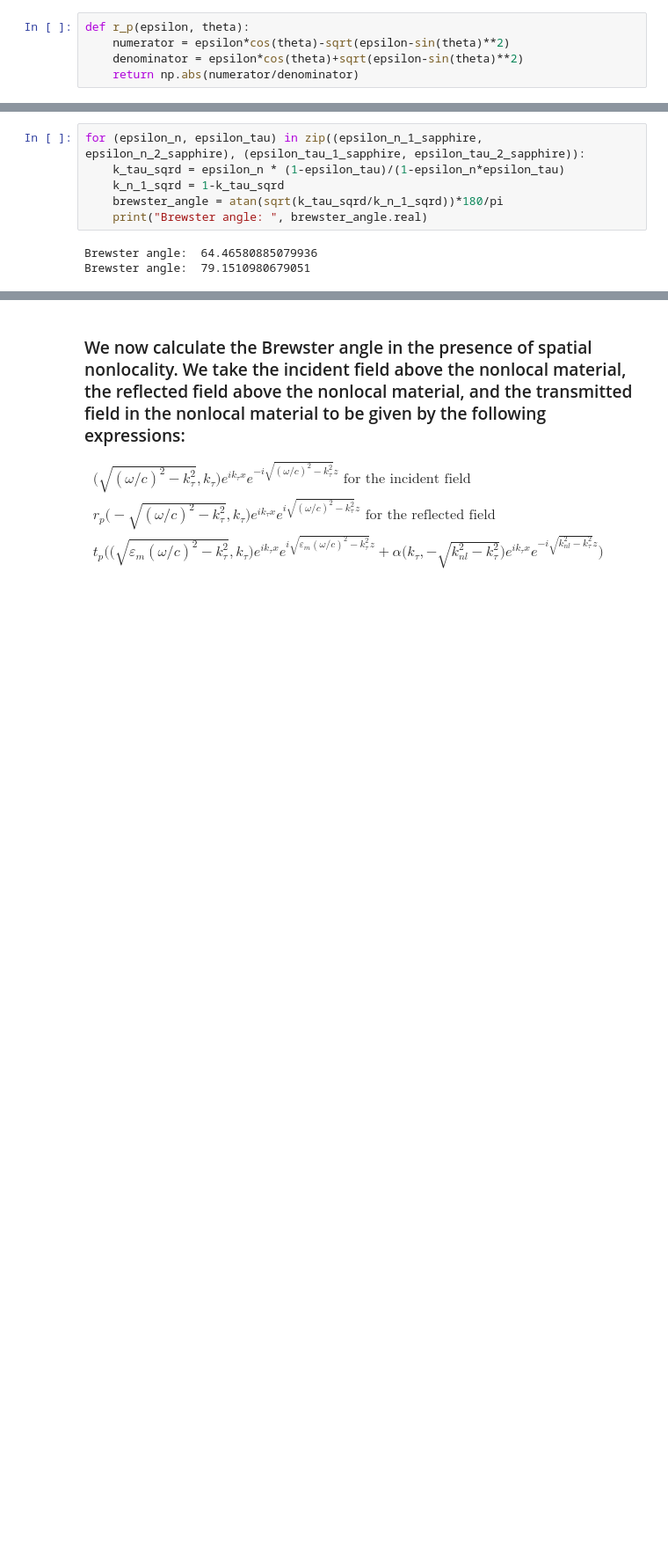
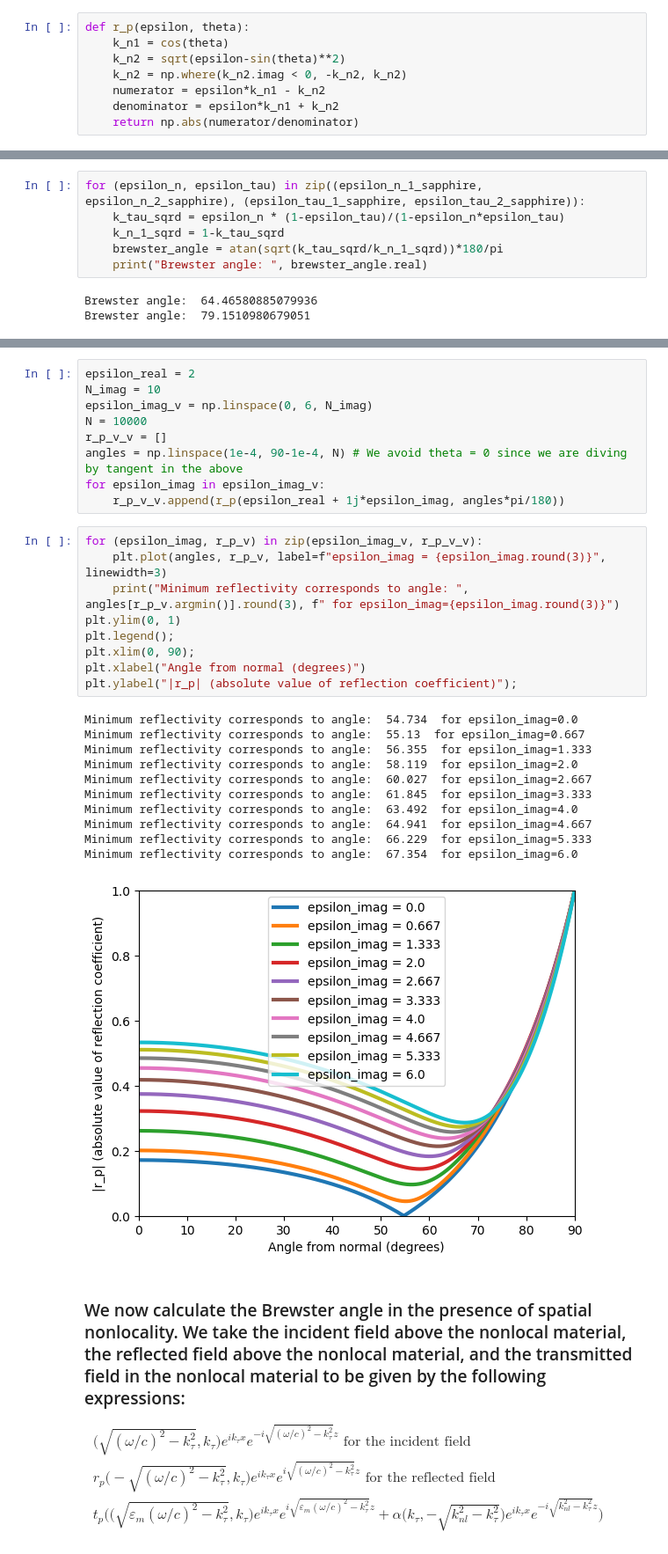
Before and after one commit to AliGhorashiCMT/Coherent-Perfect-Absorption, a Jupyter notebook: thin films/nonlocal_anistropic_brewster.ipynb, the cells around one changed output, grey strips where cells are left out. Shown at 88% size. Cells and saved outputs as stored; diff of their text form; blank space fills up the shorter version.

```diff
--- a/thin films/nonlocal_anistropic_brewster.ipynb
+++ b/thin films/nonlocal_anistropic_brewster.ipynb
@@ -99,8 +99,11 @@ Note that requiring the reflection coefficient to vanish immediately gives us th
 $\varepsilon^2-\sin^2(\theta)\varepsilon^2=\varepsilon-\sin^2(\theta)\rightarrow \varepsilon(\varepsilon-1)=\sin^2(\theta)(\varepsilon^2-1)\rightarrow \sin^2(\theta)=\varepsilon/(\varepsilon+1)$, $\cos^2(\theta)=1/(\varepsilon+1), \tan^2(\theta)=\varepsilon$
 # %%
 def r_p(epsilon, theta):
-    numerator = epsilon*cos(theta)-sqrt(epsilon-sin(theta)**2)
-    denominator = epsilon*cos(theta)+sqrt(epsilon-sin(theta)**2)
+    k_n1 = cos(theta)
+    k_n2 = sqrt(epsilon-sin(theta)**2)
+    k_n2 = np.where(k_n2.imag < 0, -k_n2, k_n2)
+    numerator = epsilon*k_n1 - k_n2
+    denominator = epsilon*k_n1 + k_n2
     return np.abs(numerator/denominator)
 # %%
 N = 100000
@@ -273,3 +281,33 @@ Brewster angle:  79.1510980679051
+# %%
+epsilon_real = 2
+N_imag = 10
+epsilon_imag_v = np.linspace(0, 6, N_imag)
+N = 10000
+r_p_v_v = []
+angles = np.linspace(1e-4, 90-1e-4, N) # We avoid theta = 0 since we are diving by tangent in the above
+for epsilon_imag in epsilon_imag_v:
+    r_p_v_v.append(r_p(epsilon_real + 1j*epsilon_imag, angles*pi/180))
+# %%
+for (epsilon_imag, r_p_v) in zip(epsilon_imag_v, r_p_v_v):
+    plt.plot(angles, r_p_v, label=f"epsilon_imag = {epsilon_imag.round(3)}", linewidth=3)
+    print("Minimum reflectivity corresponds to angle: ", angles[r_p_v.argmin()].round(3), f" for epsilon_imag={epsilon_imag.round(3)}")
+plt.ylim(0, 1)
+plt.legend();
+plt.xlim(0, 90);
+plt.xlabel("Angle from normal (degrees)")
+plt.ylabel("|r_p| (absolute value of reflection coefficient)");
+# %% [output]
+Minimum reflectivity corresponds to angle:  54.734  for epsilon_imag=0.0
+Minimum reflectivity corresponds to angle:  55.13  for epsilon_imag=0.667
+Minimum reflectivity corresponds to angle:  56.355  for epsilon_imag=1.333
+Minimum reflectivity corresponds to angle:  58.119  for epsilon_imag=2.0
+Minimum reflectivity corresponds to angle:  60.027  for epsilon_imag=2.667
+Minimum reflectivity corresponds to angle:  61.845  for epsilon_imag=3.333
+Minimum reflectivity corresponds to angle:  63.492  for epsilon_imag=4.0
+Minimum reflectivity corresponds to angle:  64.941  for epsilon_imag=4.667
+Minimum reflectivity corresponds to angle:  66.229  for epsilon_imag=5.333
+Minimum reflectivity corresponds to angle:  67.354  for epsilon_imag=6.0
+[figure, added]
 # %% [markdown]
 ### We now calculate the Brewster angle in the presence of spatial nonlocality. We take the incident field above the nonlocal material, the reflected field above the nonlocal material, and the transmitted field in the nonlocal material to be given by the following expressions:
 
```
Also changed, not shown: parts of 18 cells of this notebook.
